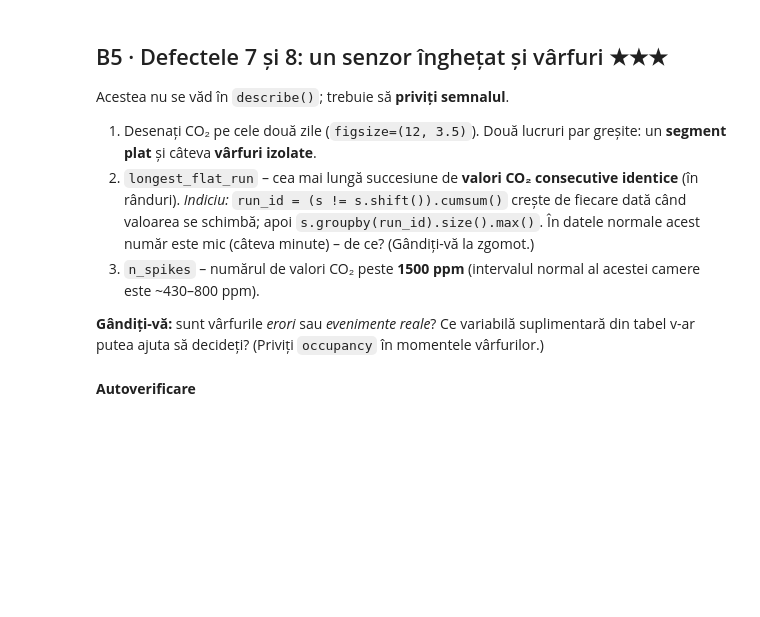
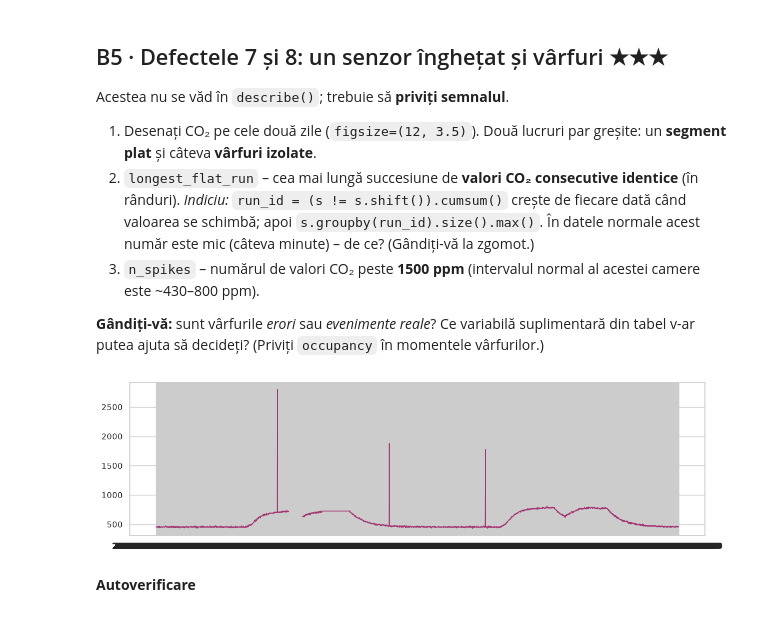
Before and after one commit to ionutzzzzz/Smart-System, a Jupyter notebook: labs/Laborator 2/Lab2_Domniteanu_Ioan.ipynb, the cells around one changed output. Drawn from its saved outputs; the diff is of its cells as text; code cells hidden in the pictures; blank space fills up the shorter version.

```diff
--- a/labs/Laborator 2/Lab2_Domniteanu_Ioan.ipynb
+++ b/labs/Laborator 2/Lab2_Domniteanu_Ioan.ipynb
@@ -434,10 +486,17 @@ Acestea nu se văd în `describe()`; trebuie să **priviți semnalul**.
 
 **Gândiți-vă:** sunt vârfurile *erori* sau *evenimente reale*? Ce variabilă suplimentară din tabel v-ar putea ajuta să decideți? (Priviți `occupancy` în momentele vârfurilor.)
 # %%
-# grafic
+plt.figure(figsize=(12, 3.5))
+plt.plot(office_u["timestamp"], office_u["co2_ppm"], color=PINK, linewidth=1)
+plt.tight_layout()
 
-longest_flat_run = ...
-n_spikes = ...
+co2_ppm = office_u["co2_ppm"]
+run_id = (co2_ppm != co2_ppm.shift()).cumsum()
+longest_flat_run = co2_ppm.groupby(run_id).size().max()
+
+n_spikes = (co2_ppm > 1500).sum()
+# %% [output]
+[figure, added]
 # %% [markdown]
 **Autoverificare**
 # %%
```
Also changed, not shown: parts of 10 cells of this notebook.
